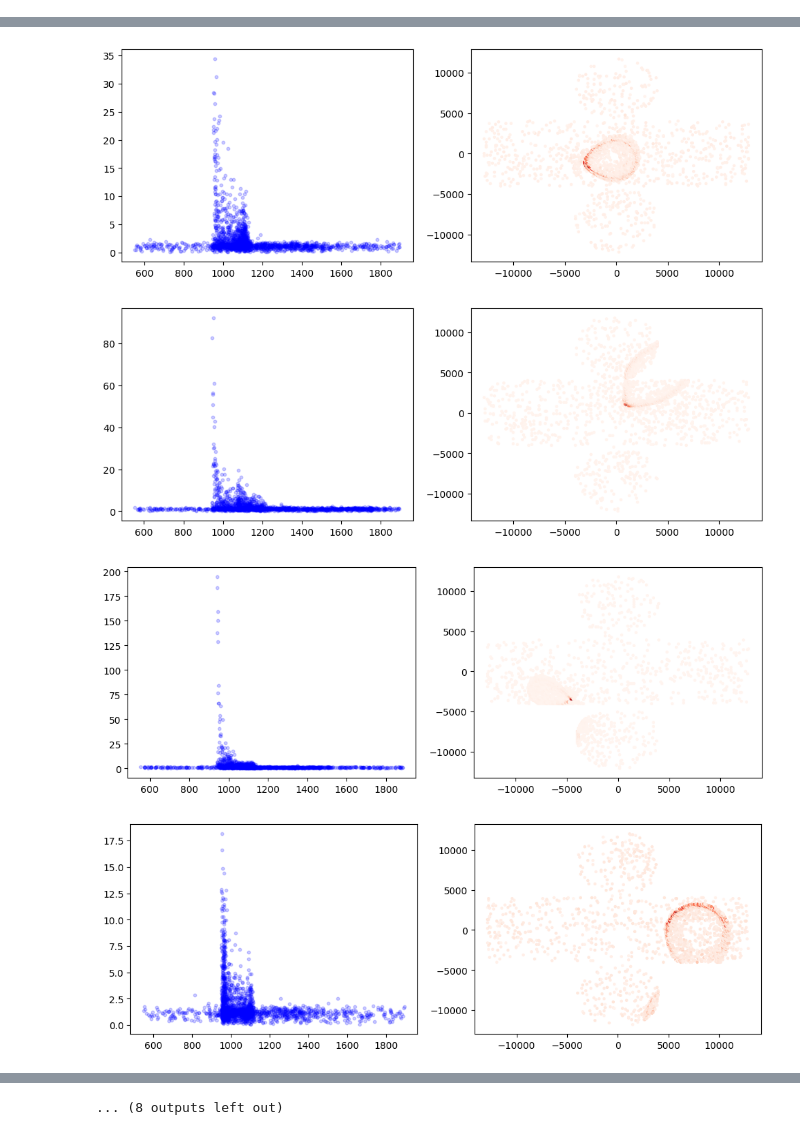
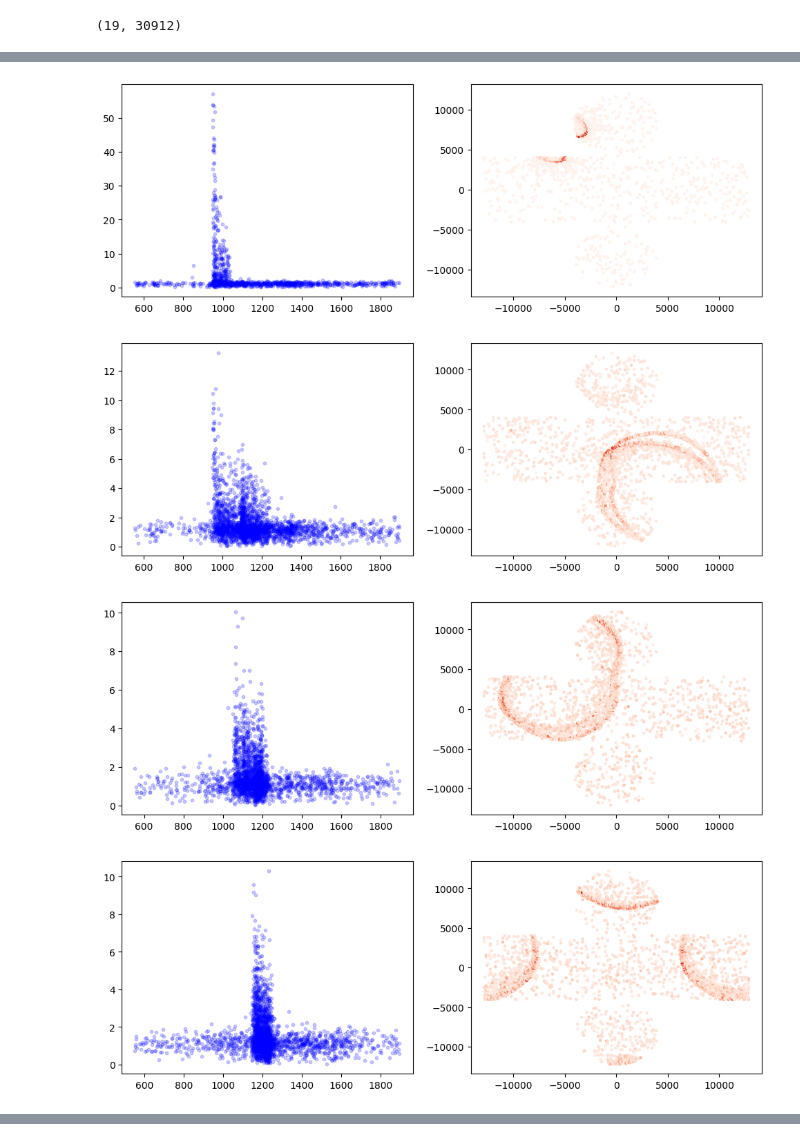
Before and after one commit to chyoo92/KNO_reconstruction, a Jupyter notebook: combined/2d_plot copy.ipynb, the cells around one changed output, grey strips where cells are left out. Saved outputs shown, nothing was run; the diff lists cells and outputs as text; code cells hidden in the pictures.

```diff
--- a/combined/2d_plot copy.ipynb
+++ b/combined/2d_plot copy.ipynb
@@ -21,9 +21,14 @@ def calculate_angle(x, y):
 # %%
 
 # fin = h5py.File("/store/cpnr/users/yewzzang/KNO_mu_500/h5_wall2/mu_500MeV_1.h5", 'r', libver='latest', swmr=True)
-fin = h5py.File("/users/hep/yewzzang/work/KNO_reconstruction/combined/dark.h5", 'r', libver='latest', swmr=True)
+# fin = h5py.File("/users/hep/yewzzang/WCSim_KNO/WCSim_v1.8.0-build/mu_500MeV_1_nodark_test.h5", 'r', libver='latest', swmr=True)
+fin = h5py.File("/users/hep/yewzzang/work/KNO_reconstruction/combined/noise_check_0_on.h5", 'r', libver='latest', swmr=True)
+# %%
+np.array(fin['event']['pmt_t']).shape
+# %% [output]
+(19, 30912)
 # %%
-for i in range(20):
+for i in range(10):
 
 
 
@@ -101,4 +106,4 @@ for i in range(20):
-[figure, old version]
+[figure, new version]
-[figure, old version]
+[figure, new version]
-[figure, old version]
+[figure, new version]
-[figure, old version]
+[figure, new version]
@@ -107,4 +110,3 @@ for i in range(20):
-... (8 outputs left out)
 # %%
 # for i in range(20):
 
```
Also changed, not shown: parts of 1 cell of this notebook, 10 other files.
